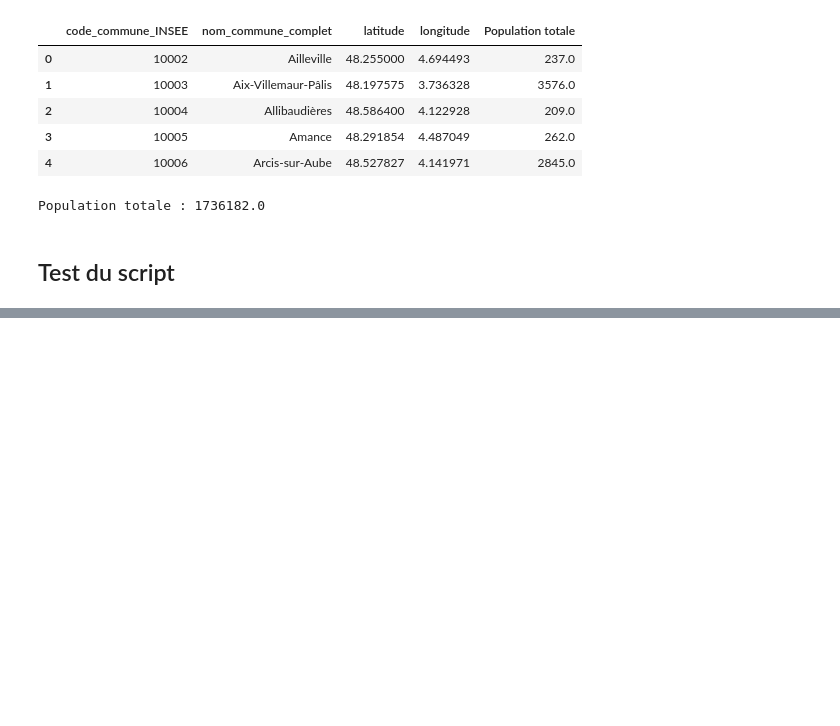
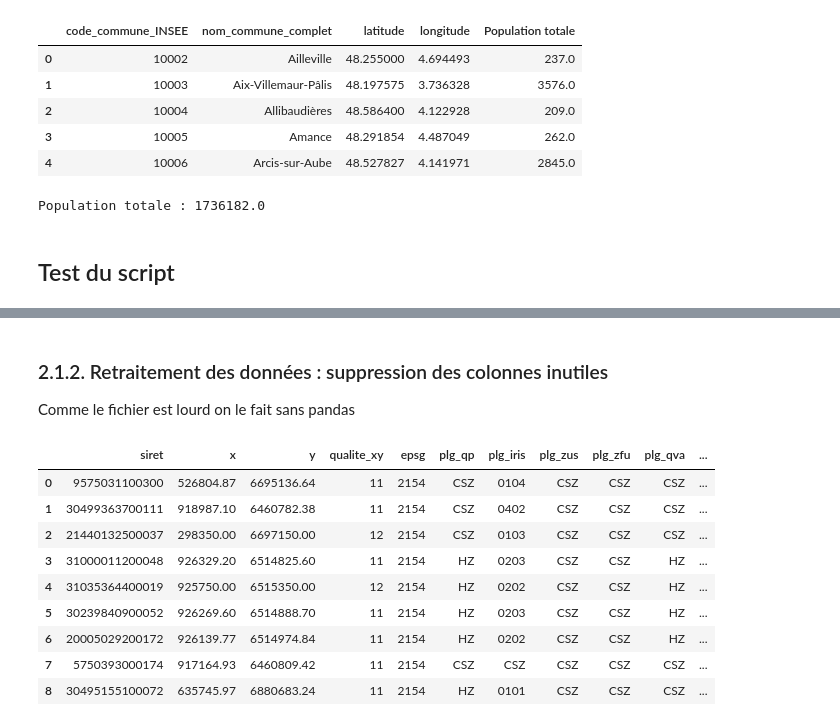
Before and after one commit to basile-desjuzeur/zone-de-chalandise, a Jupyter notebook: Notebooks/Clean données nationales.ipynb, the cells around one changed output, grey strips where cells are left out. Cells and saved outputs as stored; diff of their text form; code cells hidden in the pictures; blank space fills up the shorter version.

```diff
--- a/Notebooks/Clean données nationales.ipynb
+++ b/Notebooks/Clean données nationales.ipynb
@@ -363,0 +335,21 @@ pd.read_csv("/content/gdrive/MyDrive/Cartographie/Données nationales/filter.cs
+# %% [markdown]
+### 2.1.2. Retraitement des données : suppression des colonnes inutiles
+
+Comme le fichier est lourd on le fait sans pandas
+# %%
+!head "./Données nationales/GeolocalisationEtablissement_Sirene_pour_etudes_statistiques_utf8.csv" > ./temp.csv
+
+import pandas as pd
+
+pd.read_csv('./temp.csv',sep=";")
+# %% [output]
+|  | siret | x | y | qualite_xy | epsg | plg_qp | plg_iris | plg_zus | plg_zfu | plg_qva | ... |
+| 0 | 9575031100300 | 526804.87 | 6695136.64 | 11 | 2154 | CSZ | 0104 | CSZ | CSZ | CSZ | ... |
+| 1 | 30499363700111 | 918987.10 | 6460782.38 | 11 | 2154 | CSZ | 0402 | CSZ | CSZ | CSZ | ... |
+| 2 | 21440132500037 | 298350.00 | 6697150.00 | 12 | 2154 | CSZ | 0103 | CSZ | CSZ | CSZ | ... |
+| 3 | 31000011200048 | 926329.20 | 6514825.60 | 11 | 2154 | HZ | 0203 | CSZ | CSZ | HZ | ... |
+| 4 | 31035364400019 | 925750.00 | 6515350.00 | 12 | 2154 | HZ | 0202 | CSZ | CSZ | HZ | ... |
+| 5 | 30239840900052 | 926269.60 | 6514888.70 | 11 | 2154 | HZ | 0203 | CSZ | CSZ | HZ | ... |
+| 6 | 20005029200172 | 926139.77 | 6514974.84 | 11 | 2154 | HZ | 0202 | CSZ | CSZ | HZ | ... |
+| 7 | 5750393000174 | 917164.93 | 6460809.42 | 11 | 2154 | CSZ | CSZ | CSZ | CSZ | CSZ | ... |
+| 8 | 30495155100072 | 635745.97 | 6880683.24 | 11 | 2154 | HZ | 0101 | CSZ | CSZ | CSZ | ... |
```
Also changed, not shown: parts of 75 cells of this notebook, 11 other files.
